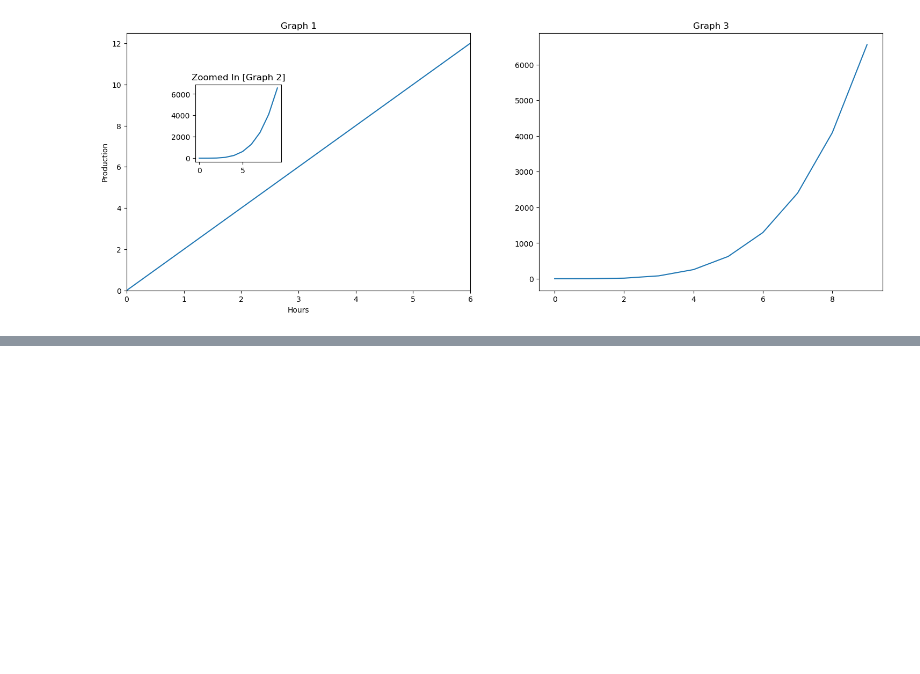
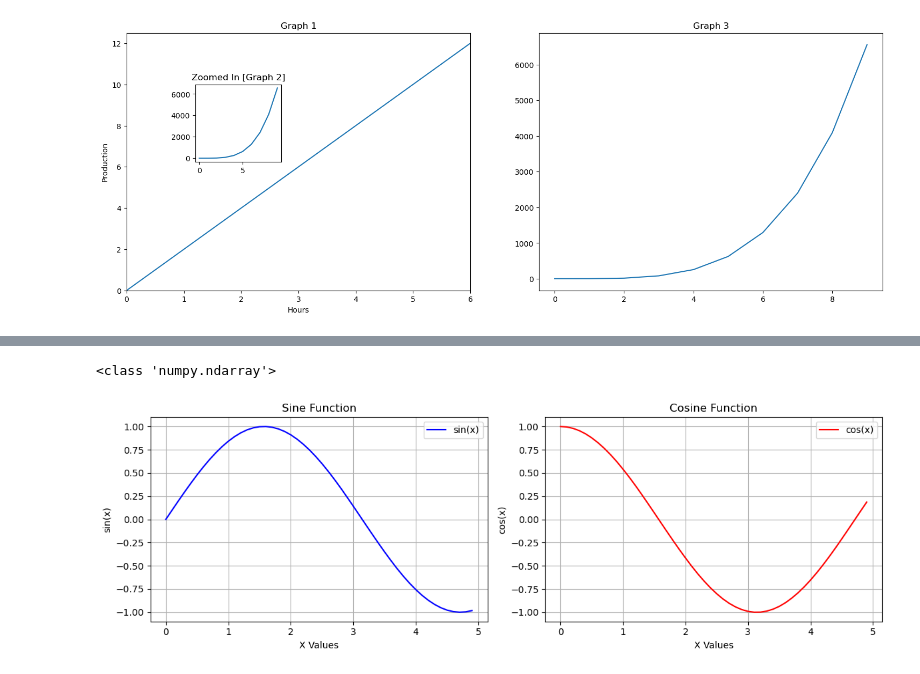
Before and after one commit to pythonai211225-rgb/01.07.2026, a Jupyter notebook: matplotlib1_01_07_2026.ipynb, the cells around one changed output, grey strips where cells are left out. Cells and saved outputs as stored; diff of their text form; code cells hidden in the pictures; blank space fills up the shorter version.

```diff
--- a/matplotlib1_01_07_2026.ipynb
+++ b/matplotlib1_01_07_2026.ipynb
@@ -78,0 +114,38 @@ plt.show()
+# %%
+import numpy as np
+import matplotlib.pyplot as plt
+
+x = np.arange(0, 5, 0.1)
+y_sin = np.sin(x)
+y_cos = np.cos(x)
+
+# fig = plt.figure(figsize=(7,2))
+# ax1 = fig.add_axes([0, 0, 1, 1])  # Main axes
+# ax1.plot(x, y_sin, label='sin(x)', color='blue')
+# ax1.set_title('Sine Function')
+
+# Create figure and axes for subplots
+# subplot == table!!
+fig, ax = plt.subplots(nrows=1, ncols=2, figsize=(12, 4))  # 2 cols, 1 row
+# Sine plot
+ax[0].plot(x, y_sin, label='sin(x)', color='blue')
+ax[0].set_title('Sine Function')
+ax[0].set_xlabel('X Values')
+ax[0].set_ylabel('sin(x)')
+ax[0].legend()
+ax[0].grid(True)
+
+# Cosine plot
+ax[1].plot(x, y_cos, label='cos(x)', color='red')
+ax[1].set_title('Cosine Function')
+ax[1].set_xlabel('X Values')
+ax[1].set_ylabel('cos(x)')
+ax[1].legend()
+ax[1].grid(True)
+
+# Adjust layout and show the plot
+plt.tight_layout()
+plt.show()
+# %% [output]
+<class 'numpy.ndarray'>
+[figure, added]
```
Also changed, not shown: parts of 7 cells of this notebook.
